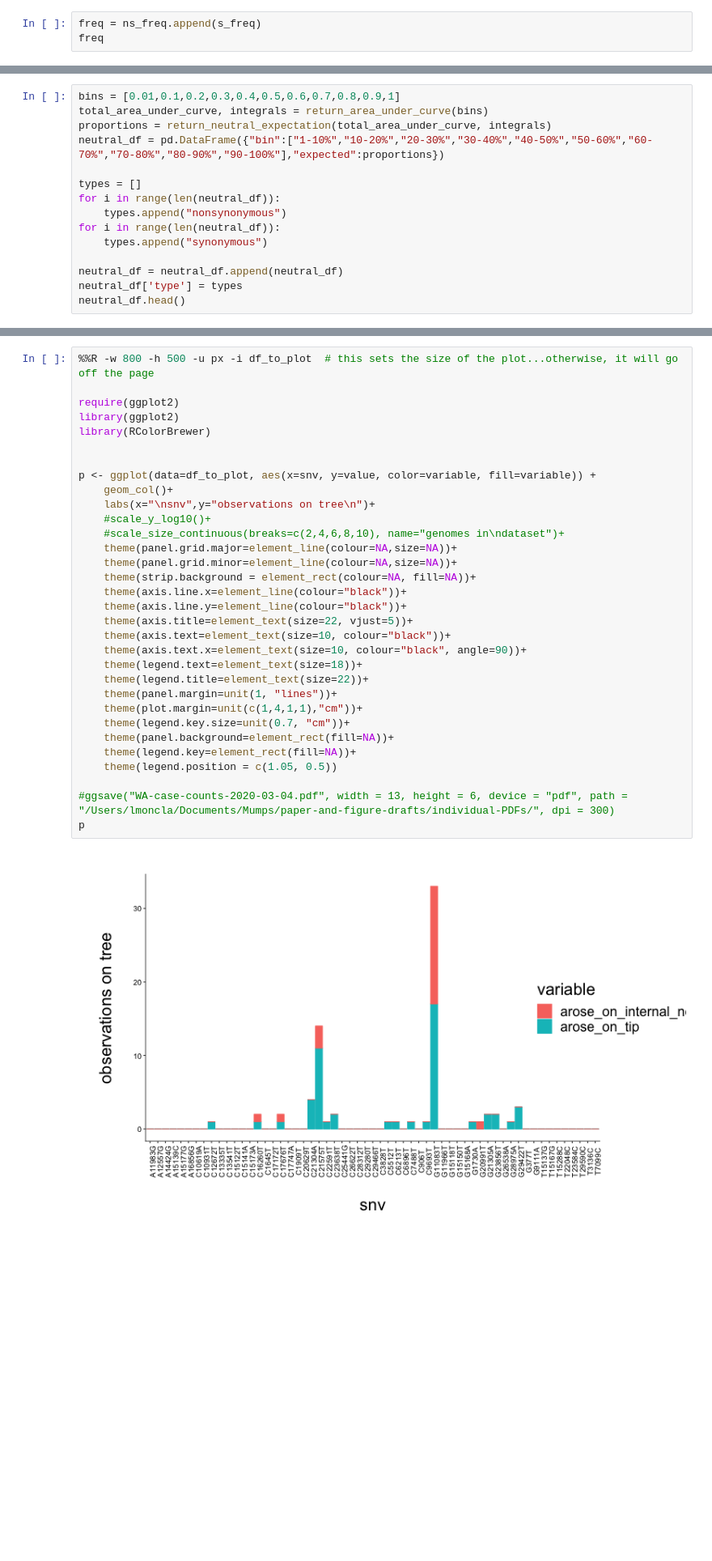
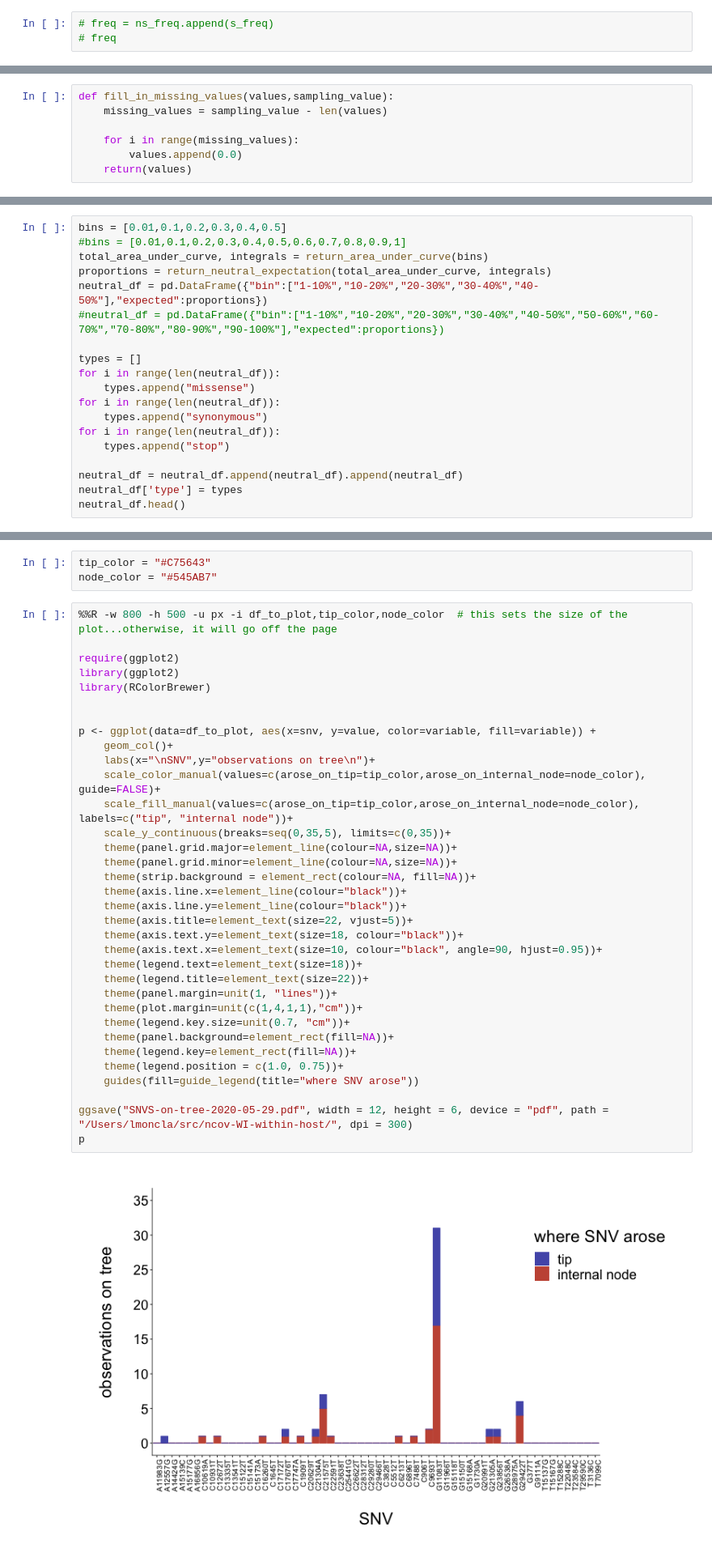
Before and after one commit to lmoncla/ncov-WI-within-host, a Jupyter notebook: scripts/query-within-host-snvs-in-tree.ipynb, the cells around one changed output, grey strips where cells are left out. Shown at 81% size. Cells and saved outputs as stored; diff of their text form; blank space fills up the shorter version.

```diff
--- a/scripts/query-within-host-snvs-in-tree.ipynb
+++ b/scripts/query-within-host-snvs-in-tree.ipynb
@@ -311,3 +353,3 @@ ns_freq
 # %%
-freq = ns_freq.append(s_freq)
-freq
+# freq = ns_freq.append(s_freq)
+# freq
@@ -322,0 +360,7 @@ freq
+# %%
+def fill_in_missing_values(values,sampling_value):
+    missing_values = sampling_value - len(values)
+
+    for i in range(missing_values):
+        values.append(0.0)
+    return(values)
@@ -357,18 +445,22 @@ def return_neutral_expectation(total_area_under_curve, integrals):
 
     return(proportions)
 # %%
-bins = [0.01,0.1,0.2,0.3,0.4,0.5,0.6,0.7,0.8,0.9,1]
+bins = [0.01,0.1,0.2,0.3,0.4,0.5]
+#bins = [0.01,0.1,0.2,0.3,0.4,0.5,0.6,0.7,0.8,0.9,1]
 total_area_under_curve, integrals = return_area_under_curve(bins)
 proportions = return_neutral_expectation(total_area_under_curve, integrals)
-neutral_df = pd.DataFrame({"bin":["1-10%","10-20%","20-30%","30-40%","40-50%","50-60%","60-70%","70-80%","80-90%","90-100%"],"expected":proportions})
+neutral_df = pd.DataFrame({"bin":["1-10%","10-20%","20-30%","30-40%","40-50%"],"expected":proportions})
+#neutral_df = pd.DataFrame({"bin":["1-10%","10-20%","20-30%","30-40%","40-50%","50-60%","60-70%","70-80%","80-90%","90-100%"],"expected":proportions})
 
 types = []
 for i in range(len(neutral_df)):
-    types.append("nonsynonymous")
+    types.append("missense")
 for i in range(len(neutral_df)):
     types.append("synonymous")
+for i in range(len(neutral_df)):
+    types.append("stop")
 
-neutral_df = neutral_df.append(neutral_df)
+neutral_df = neutral_df.append(neutral_df).append(neutral_df)
 neutral_df['type'] = types
 neutral_df.head()
 # %% [output]
@@ -724,40 +835,45 @@ df_to_plot.head()
 | 2 | A14424G | arose_on_tip | 0 |
 | 3 | A15139C | arose_on_tip | 0 |
 | 4 | A15177G | arose_on_tip | 0 |
+# %%
+tip_color = "#C75643"
+node_color = "#545AB7"
 # %%
-%%R -w 800 -h 500 -u px -i df_to_plot  # this sets the size of the plot...otherwise, it will go off the page
+%%R -w 800 -h 500 -u px -i df_to_plot,tip_color,node_color  # this sets the size of the plot...otherwise, it will go off the page
 
 require(ggplot2)
 library(ggplot2)
 library(RColorBrewer)
 
 
 p <- ggplot(data=df_to_plot, aes(x=snv, y=value, color=variable, fill=variable)) +
     geom_col()+
-    labs(x="\nsnv",y="observations on tree\n")+
-    #scale_y_log10()+
-    #scale_size_continuous(breaks=c(2,4,6,8,10), name="genomes in\ndataset")+
+    labs(x="\nSNV",y="observations on tree\n")+
+    scale_color_manual(values=c(arose_on_tip=tip_color,arose_on_internal_node=node_color), guide=FALSE)+
+    scale_fill_manual(values=c(arose_on_tip=tip_color,arose_on_internal_node=node_color), labels=c("tip", "internal node"))+
+    scale_y_continuous(breaks=seq(0,35,5), limits=c(0,35))+
     theme(panel.grid.major=element_line(colour=NA,size=NA))+
     theme(panel.grid.minor=element_line(colour=NA,size=NA))+
     theme(strip.background = element_rect(colour=NA, fill=NA))+
     theme(axis.line.x=element_line(colour="black"))+
     theme(axis.line.y=element_line(colour="black"))+
     theme(axis.title=element_text(size=22, vjust=5))+
-    theme(axis.text=element_text(size=10, colour="black"))+
-    theme(axis.text.x=element_text(size=10, colour="black", angle=90))+
+    theme(axis.text.y=element_text(size=18, colour="black"))+
+    theme(axis.text.x=element_text(size=10, colour="black", angle=90, hjust=0.95))+
     theme(legend.text=element_text(size=18))+
     theme(legend.title=element_text(size=22))+
     theme(panel.margin=unit(1, "lines"))+
     theme(plot.margin=unit(c(1,4,1,1),"cm"))+
     theme(legend.key.size=unit(0.7, "cm"))+
     theme(panel.background=element_rect(fill=NA))+
     theme(legend.key=element_rect(fill=NA))+
-    theme(legend.position = c(1.05, 0.5))
+    theme(legend.position = c(1.0, 0.75))+
+    guides(fill=guide_legend(title="where SNV arose"))
 
-#ggsave("WA-case-counts-2020-03-04.pdf", width = 13, height = 6, device = "pdf", path = "/Users/lmoncla/Documents/Mumps/paper-and-figure-drafts/individual-PDFs/", dpi = 300)
+ggsave("SNVS-on-tree-2020-05-29.pdf", width = 12, height = 6, device = "pdf", path = "/Users/lmoncla/src/ncov-WI-within-host/", dpi = 300)
 p
 # %% [output]
-[figure, old version]
+[figure, new version]
 # %% [markdown]
 ## Do within-host variants appear downstream of the sample they were taken from?
 # %%
```
Also changed, not shown: parts of 50 cells of this notebook.
